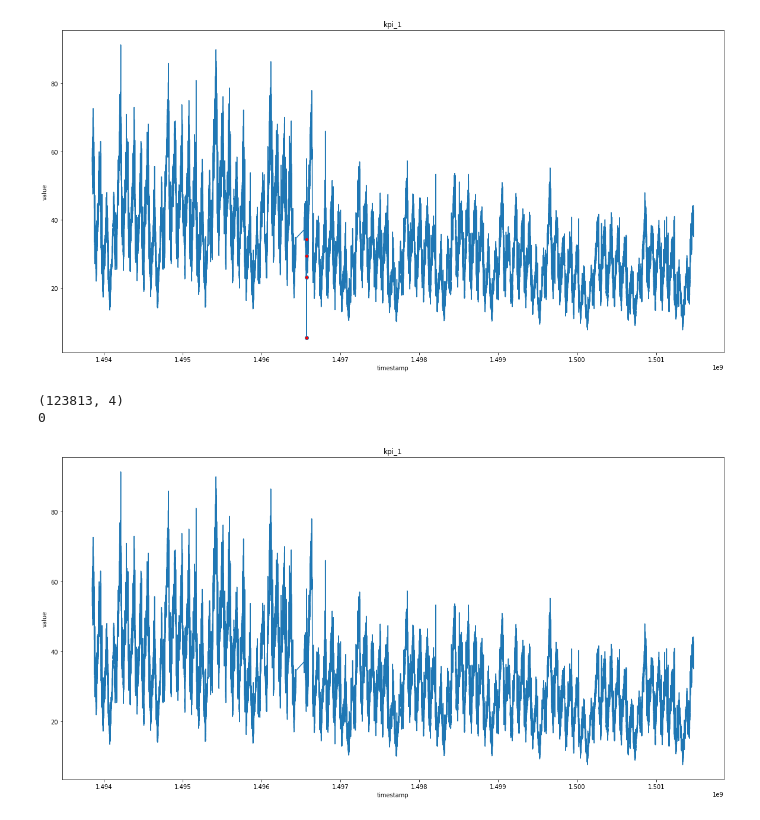
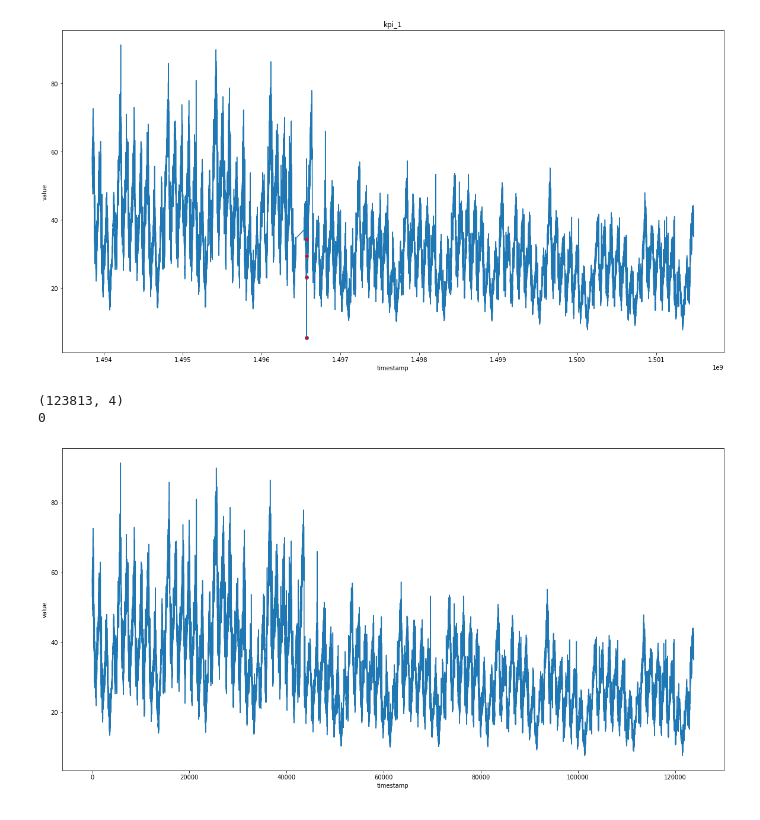
Before and after one commit to NASA1nk/TimeSeries, a Jupyter notebook: Experiment/data/data_process.ipynb, the cells around one changed output. Saved outputs shown, nothing was run; the diff lists cells and outputs as text; code cells hidden in the pictures.

```diff
--- a/Experiment/data/data_process.ipynb
+++ b/Experiment/data/data_process.ipynb
@@ -92,24 +98,27 @@ plt.show()
 4
 [figure]
 # %%
+import matplotlib
+import matplotlib.pyplot as plt
+import pandas as pd
+import numpy as np
+
 df = pd.read_csv('./2018AIOpsData/kpi_normal_1.csv')
 print(df.shape)
 marker = []
 for index, row in enumerate(df['label']):
     if row == 1:
         marker.append(index)
         print(index,df.loc[index,'timestamp'],df.loc[index,'value'])
 print(len(marker))
 fig, ax = plt.subplots(1, 1, figsize=(20, 10))
 fig.patch.set_facecolor('white')
-x = df["timestamp"]
 y = df["value"]
-ax.plot(x, y, marker='o', markerfacecolor = 'r', markevery=marker)
+ax.plot(y, marker='o', markerfacecolor = 'r', markevery=marker)
 ax.set_xlabel("timestamp")
 ax.set_ylabel("value")
-ax.set_title(f"{name}")
 plt.show()
 # %% [output]
 (123813, 4)
 0
-[figure, old version]
+[figure, new version]
```
Also changed, not shown: parts of 5 cells of this notebook, 56 other files.
